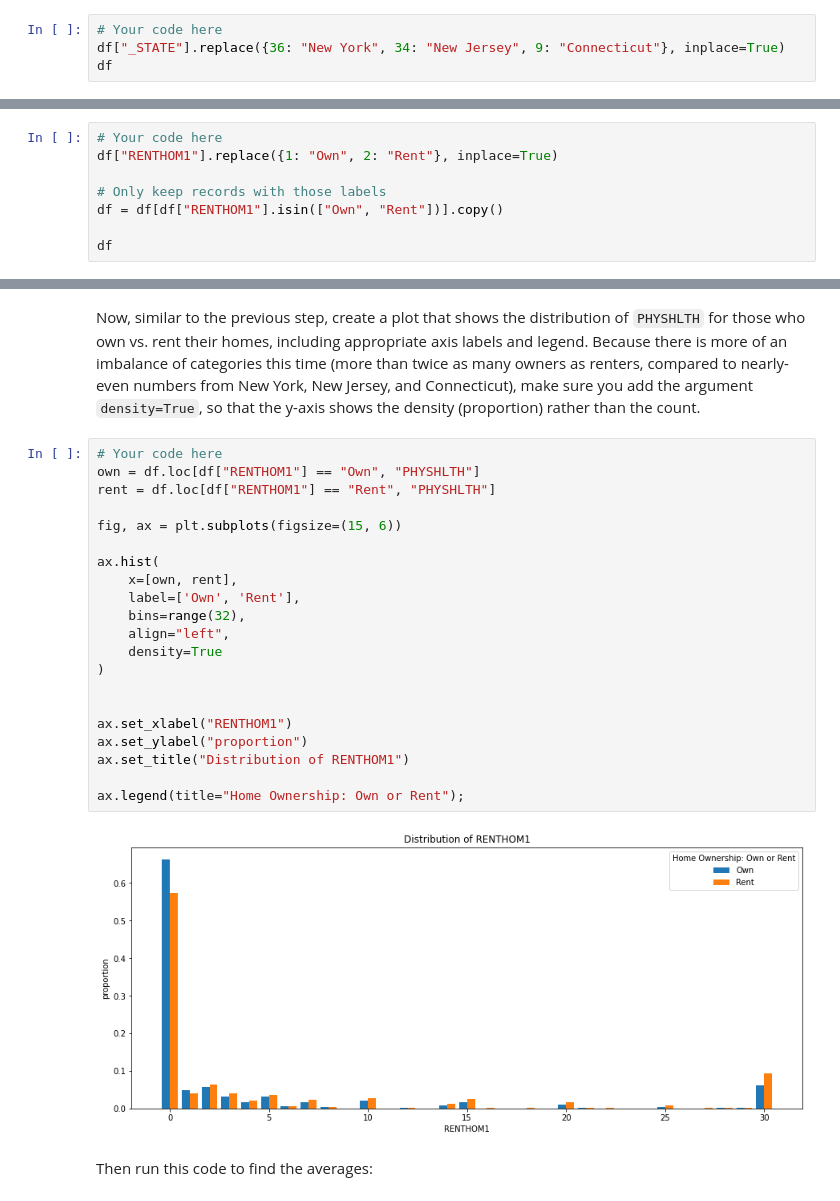
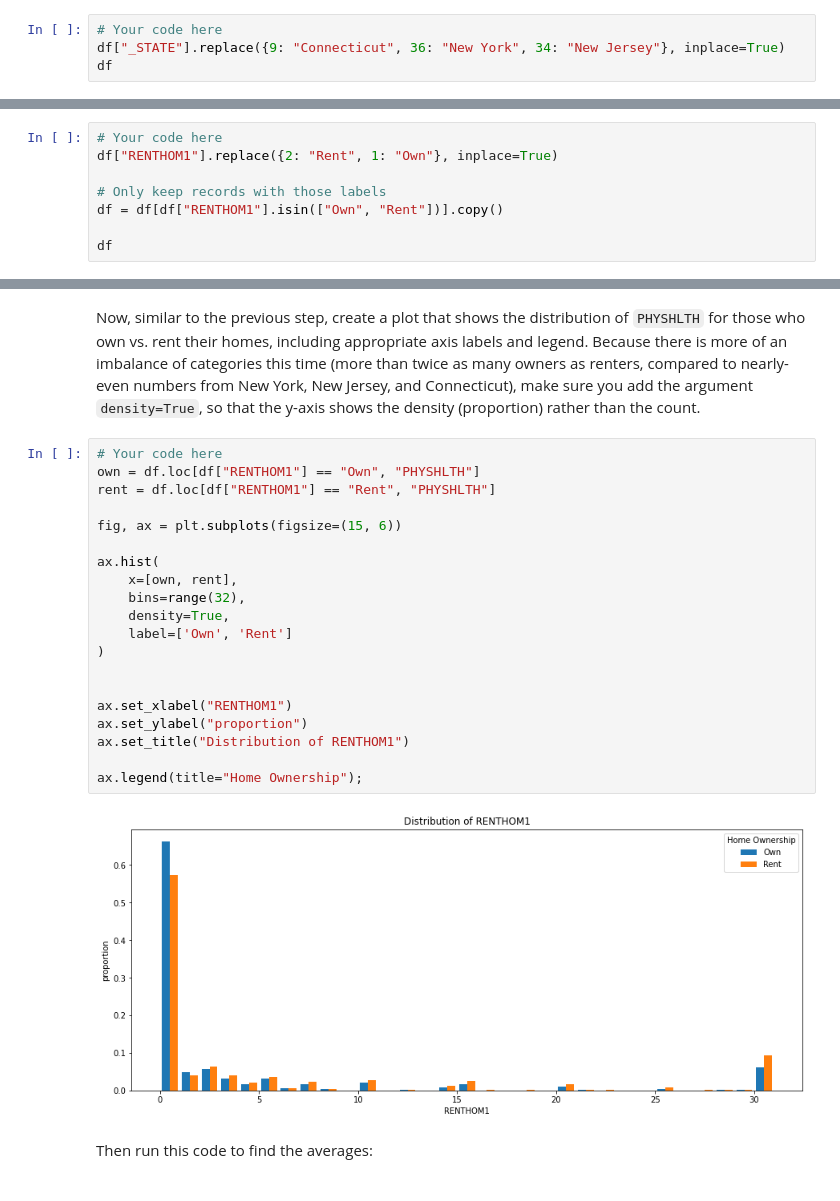
Before and after one commit to TBkenyandatascientist/dsc-hypothesis-testing-lab, a Jupyter notebook: index.ipynb, the cells around one changed output, grey strips where cells are left out. Saved outputs shown, nothing was run; the diff lists cells and outputs as text.

```diff
--- a/index.ipynb
+++ b/index.ipynb
@@ -212,7 +212,7 @@ Name: _STATE, dtype: int64
 Look in the data dictionary, pages 2-3, to determine which states map onto which codes. Then replace the numbers with strings representing the state names.
 # %%
 # Your code here
-df["_STATE"].replace({36: "New York", 34: "New Jersey", 9: "Connecticut"}, inplace=True)
+df["_STATE"].replace({9: "Connecticut", 36: "New York", 34: "New Jersey"}, inplace=True)
 df
 # %% [output]
 |  | _STATE | FMONTH | IDATE | IMONTH | IDAY | IYEAR | DISPCODE | SEQNO | _PSU | CTELENM1 | ... | ... |
@@ -358,7 +356,7 @@ Name: RENTHOM1, dtype: int64
 In the cell below, modify `df` so that we have dropped all records where the `RENTHOM1` value label is neither `Own` nor `Rent`, and we have replaced the numeric codes with `Own` and `Rent` respectively. You can find more information about codes on page 33 of the data dictionary.
 # %%
 # Your code here
-df["RENTHOM1"].replace({1: "Own", 2: "Rent"}, inplace=True)
+df["RENTHOM1"].replace({2: "Rent", 1: "Own"}, inplace=True)
 
 # Only keep records with those labels
 df = df[df["RENTHOM1"].isin(["Own", "Rent"])].copy()
@@ -400,26 +398,25 @@ Now, similar to the previous step, create a plot that shows the distribution of
 # %%
 # Your code here
 own = df.loc[df["RENTHOM1"] == "Own", "PHYSHLTH"]
 rent = df.loc[df["RENTHOM1"] == "Rent", "PHYSHLTH"]
 
 fig, ax = plt.subplots(figsize=(15, 6))
 
 ax.hist(
     x=[own, rent],
-    label=['Own', 'Rent'],
     bins=range(32),
-    align="left",
-    density=True
+    density=True,
+    label=['Own', 'Rent']
 )
 
 
 ax.set_xlabel("RENTHOM1")
 ax.set_ylabel("proportion")
 ax.set_title("Distribution of RENTHOM1")
 
-ax.legend(title="Home Ownership: Own or Rent");
+ax.legend(title="Home Ownership");
 # %% [output]
-[figure, old version]
+[figure, new version]
 # %% [markdown]
 Then run this code to find the averages:
 # %%
```
Also changed, not shown: parts of 10 cells of this notebook.
